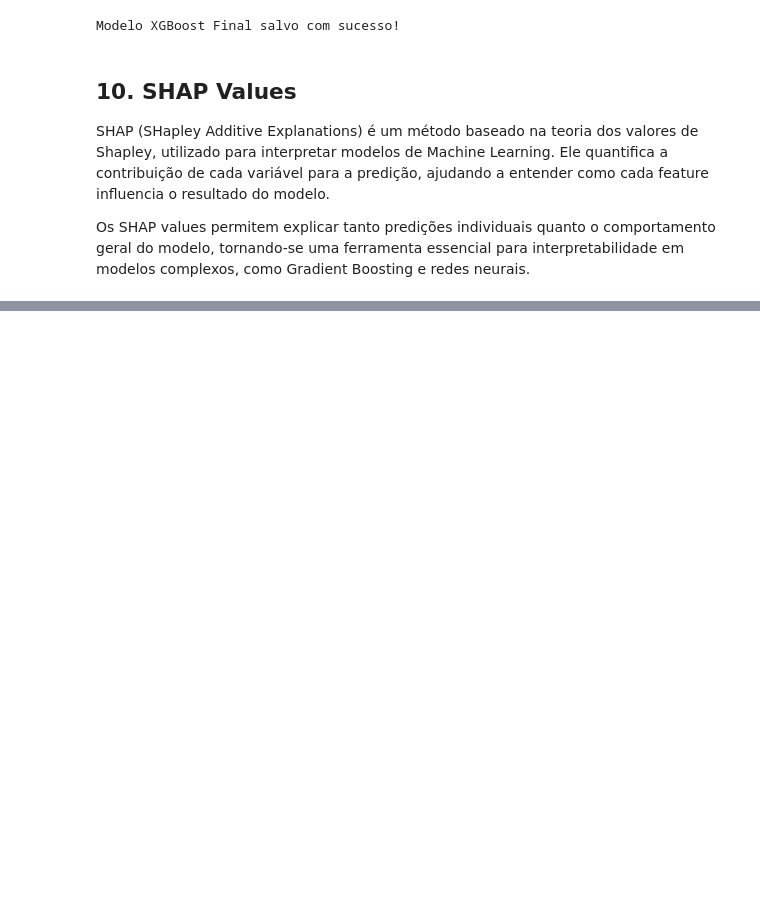
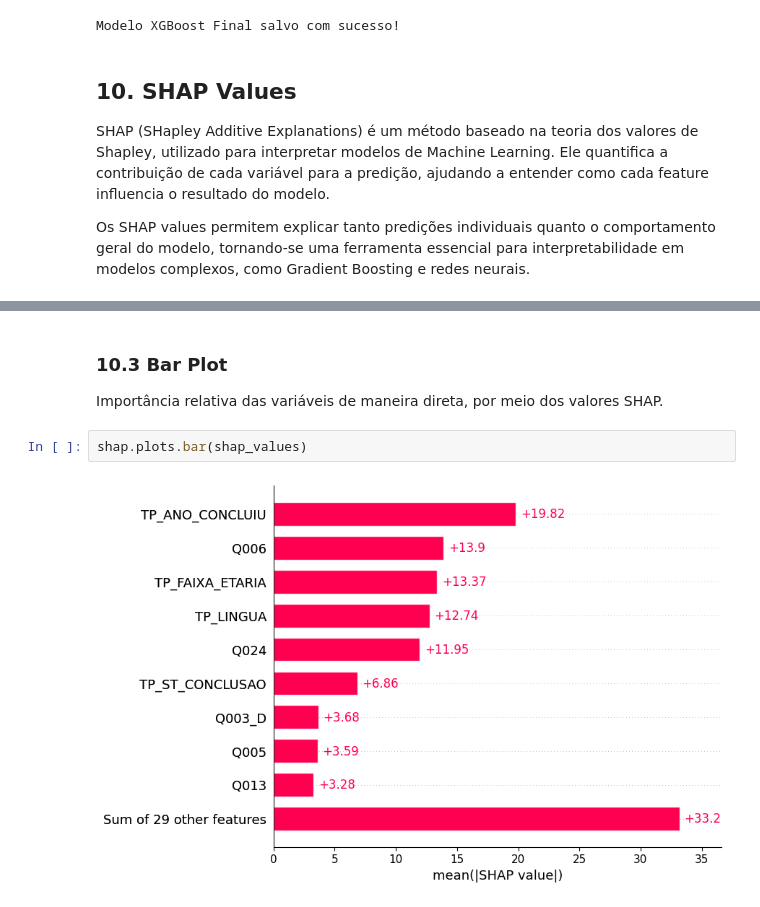
Before and after one commit to BrunoMorimoto/Predicao_desempenho_enem, a Jupyter notebook: treinamento.ipynb, the cells around one changed output, grey strips where cells are left out. Drawn from its saved outputs; the diff is of its cells as text; blank space fills up the shorter version.

Commit message:
final treinamento
Shap Explanation

```diff
--- a/treinamento.ipynb
+++ b/treinamento.ipynb
@@ -819,0 +902,8 @@ shap.summary_plot(shap_values, X_test_boruta)
+# %% [markdown]
+### 10.3 Bar Plot
+
+Importância relativa das variáveis de maneira direta, por meio dos valores SHAP.
+# %%
+shap.plots.bar(shap_values)
+# %% [output]
+[figure, added]
```
Also changed, not shown: parts of 14 cells of this notebook.
